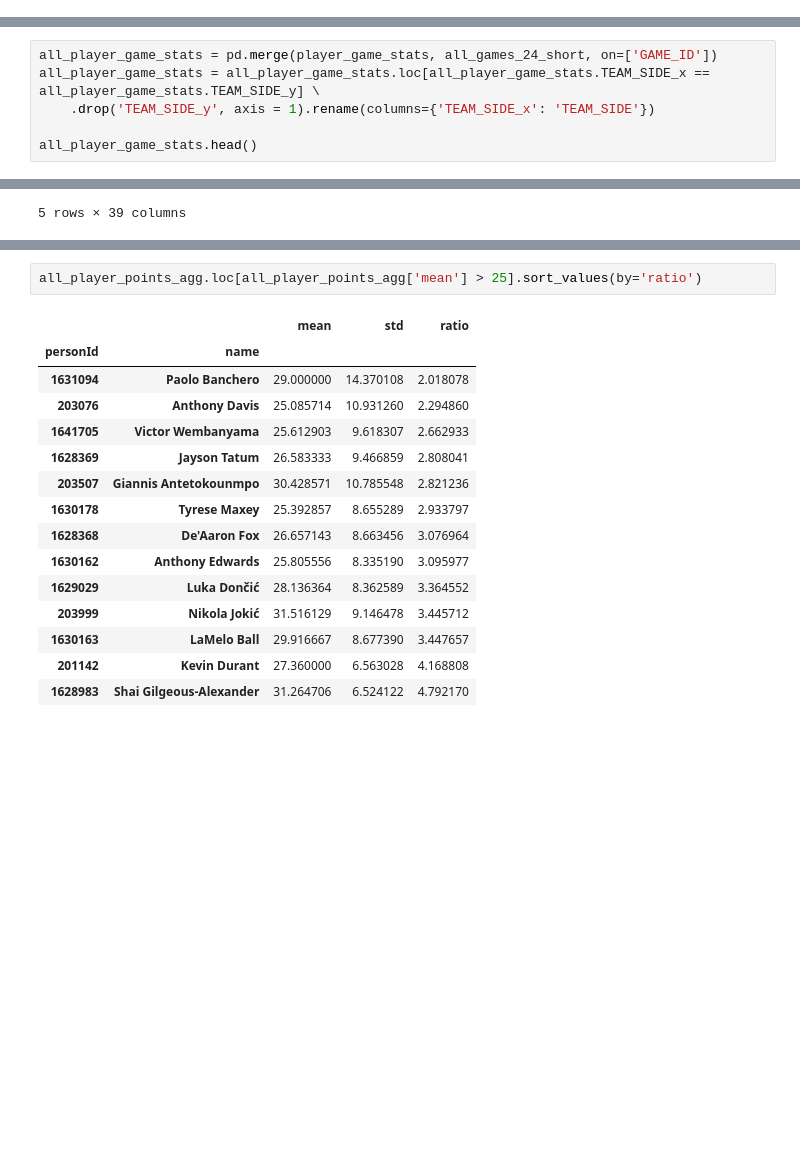
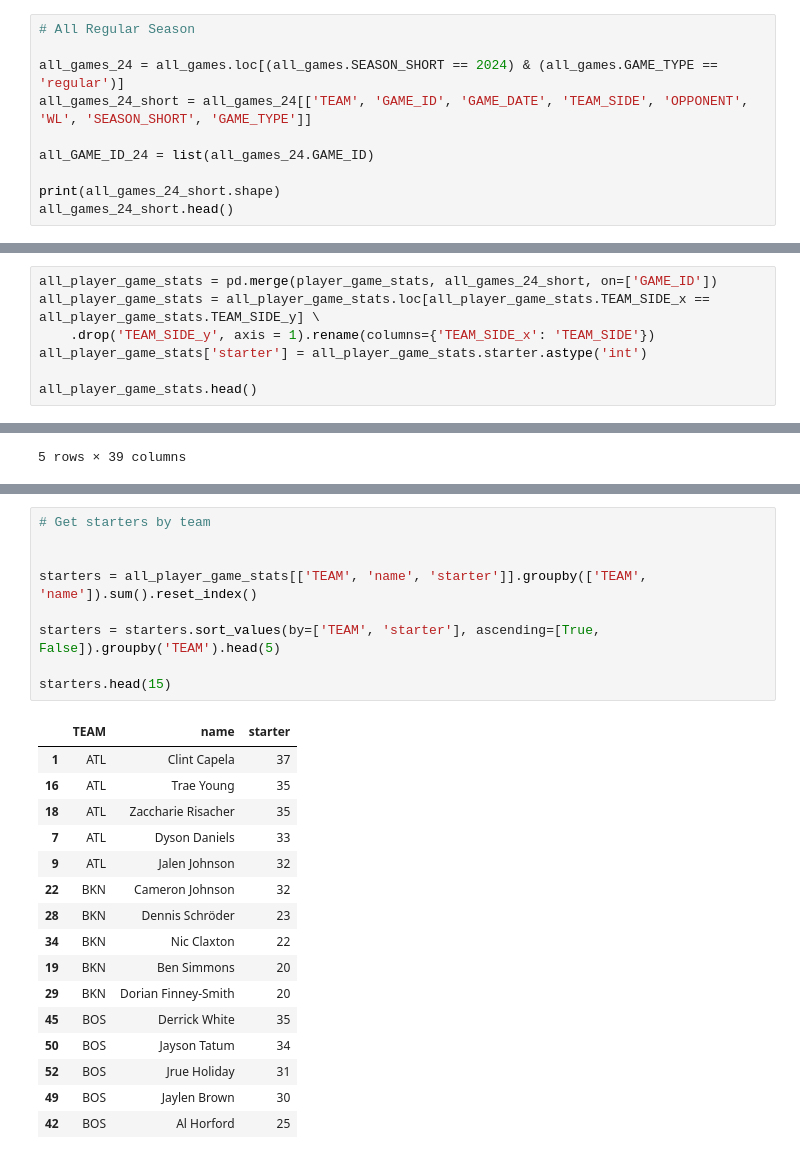
Before and after one commit to asranasinghe/nba_stats, a Jupyter notebook: analytics/consistency.ipynb, the cells around one changed output, grey strips where cells are left out. Drawn from its saved outputs; the diff is of its cells as text; blank space fills up the shorter version.

```diff
--- a/analytics/player_analytics.ipynb
+++ b/analytics/consistency.ipynb
@@ -108,0 +248,10 @@ all_games_24_short.head()
+# %%
+# All Regular Season
+
+all_games_24 = all_games.loc[(all_games.SEASON_SHORT == 2024) & (all_games.GAME_TYPE == 'regular')]
+all_games_24_short = all_games_24[['TEAM', 'GAME_ID', 'GAME_DATE', 'TEAM_SIDE', 'OPPONENT', 'WL', 'SEASON_SHORT', 'GAME_TYPE']]
+
+all_GAME_ID_24 = list(all_games_24.GAME_ID)
+
+print(all_games_24_short.shape)
+all_games_24_short.head()
@@ -110,6 +267,7 @@ all_games_24_short.head()
 all_player_game_stats = pd.merge(player_game_stats, all_games_24_short, on=['GAME_ID'])
 all_player_game_stats = all_player_game_stats.loc[all_player_game_stats.TEAM_SIDE_x == all_player_game_stats.TEAM_SIDE_y] \
     .drop('TEAM_SIDE_y', axis = 1).rename(columns={'TEAM_SIDE_x': 'TEAM_SIDE'})
+all_player_game_stats['starter'] = all_player_game_stats.starter.astype('int')
 
 all_player_game_stats.head()
 # %% [output]
@@ -166,18 +281,26 @@ See the caveats in the documentation: https://pandas.pydata.org/pandas-docs/stab
-# %%
-all_player_points_agg.loc[all_player_points_agg['mean'] > 25].sort_values(by='ratio')
-# %% [output]
-|  |  | mean | std | ratio |
-| personId | name |  |  |  |
-| 1631094 | Paolo Banchero | 29.000000 | 14.370108 | 2.018078 |
-| 203076 | Anthony Davis | 25.085714 | 10.931260 | 2.294860 |
-| 1641705 | Victor Wembanyama | 25.612903 | 9.618307 | 2.662933 |
-| 1628369 | Jayson Tatum | 26.583333 | 9.466859 | 2.808041 |
-| 203507 | Giannis Antetokounmpo | 30.428571 | 10.785548 | 2.821236 |
-| 1630178 | Tyrese Maxey | 25.392857 | 8.655289 | 2.933797 |
-| 1628368 | De'Aaron Fox | 26.657143 | 8.663456 | 3.076964 |
-| 1630162 | Anthony Edwards | 25.805556 | 8.335190 | 3.095977 |
-| 1629029 | Luka Dončić | 28.136364 | 8.362589 | 3.364552 |
-| 203999 | Nikola Jokić | 31.516129 | 9.146478 | 3.445712 |
-| 1630163 | LaMelo Ball | 29.916667 | 8.677390 | 3.447657 |
-| 201142 | Kevin Durant | 27.360000 | 6.563028 | 4.168808 |
-| 1628983 | Shai Gilgeous-Alexander | 31.264706 | 6.524122 | 4.792170 |
+# %%
+# Get starters by team
+
+
+starters = all_player_game_stats[['TEAM', 'name', 'starter']].groupby(['TEAM', 'name']).sum().reset_index()
+
+starters = starters.sort_values(by=['TEAM', 'starter'], ascending=[True, False]).groupby('TEAM').head(5)
+
+starters.head(15)
+# %% [output]
+|  | TEAM | name | starter |
+| 1 | ATL | Clint Capela | 37 |
+| 16 | ATL | Trae Young | 35 |
+| 18 | ATL | Zaccharie Risacher | 35 |
+| 7 | ATL | Dyson Daniels | 33 |
+| 9 | ATL | Jalen Johnson | 32 |
+| 22 | BKN | Cameron Johnson | 32 |
+| 28 | BKN | Dennis Schröder | 23 |
+| 34 | BKN | Nic Claxton | 22 |
+| 19 | BKN | Ben Simmons | 20 |
+| 29 | BKN | Dorian Finney-Smith | 20 |
+| 45 | BOS | Derrick White | 35 |
+| 50 | BOS | Jayson Tatum | 34 |
+| 52 | BOS | Jrue Holiday | 31 |
+| 49 | BOS | Jaylen Brown | 30 |
+| 42 | BOS | Al Horford | 25 |
```
Also changed, not shown: parts of 12 cells of this notebook.
